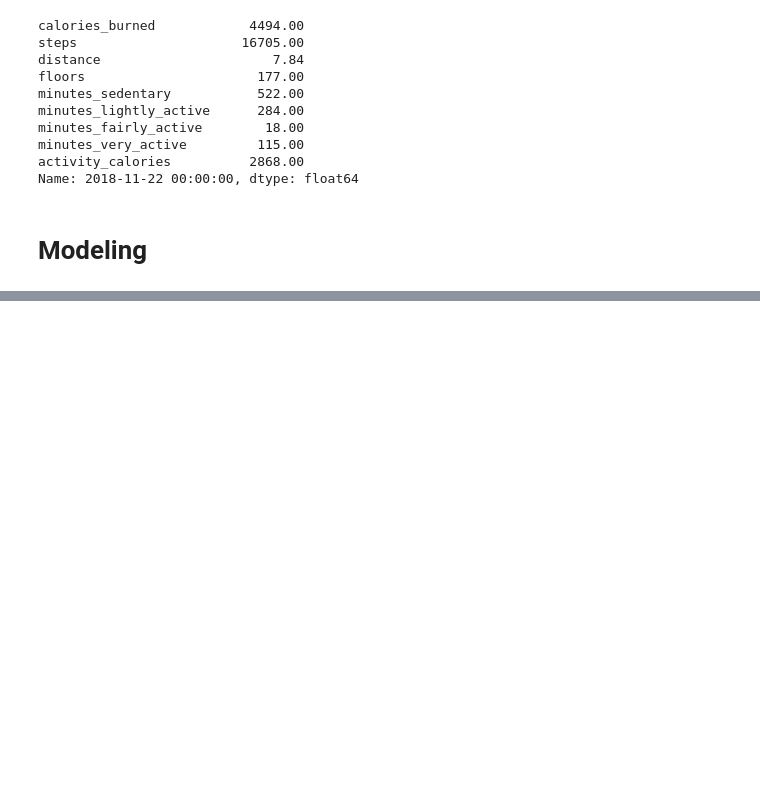
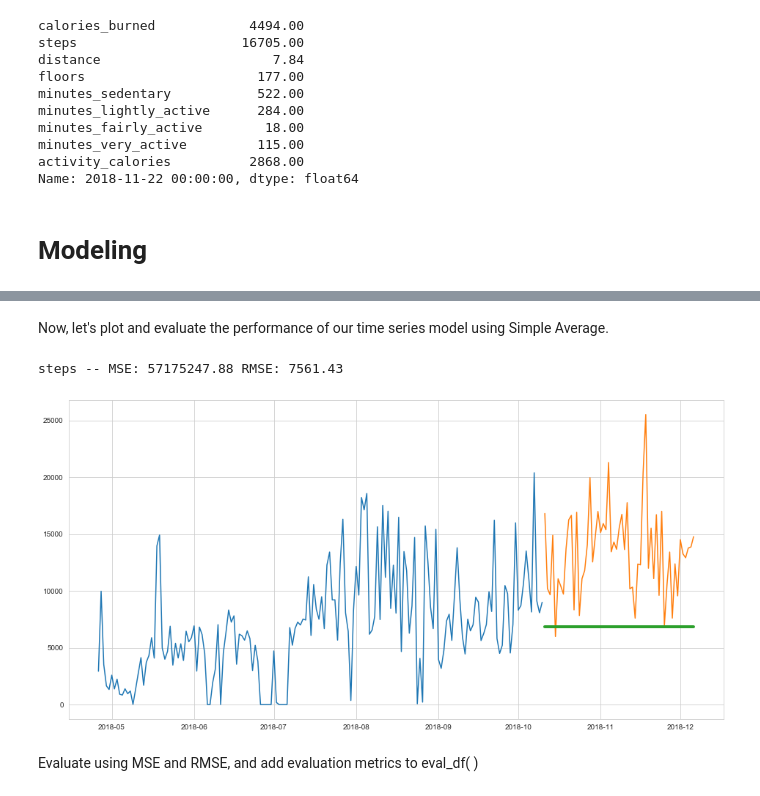
Before and after one commit to Tim-Sotirhos/fitbit_project, a Jupyter notebook: fitbit_project.ipynb, the cells around one changed output, grey strips where cells are left out. Drawn from its saved outputs; the diff is of its cells as text; code cells hidden in the pictures; blank space fills up the shorter version.

```diff
--- a/fitbit_project.ipynb
+++ b/fitbit_project.ipynb
@@ -332,0 +482,10 @@ Name: 2018-11-22 00:00:00, dtype: float64
+# %% [markdown]
+Now, let's plot and evaluate the performance of our time series model using Simple Average.
+# %%
+target_vars = ['steps']
+plot_and_eval(target_vars, train = train, test = test)
+# %% [output]
+steps -- MSE: 57175247.88 RMSE: 7561.43
+[figure, added]
+# %% [markdown]
+Evaluate using MSE and RMSE, and add evaluation metrics to eval_df( )
```
Also changed, not shown: parts of 35 cells of this notebook.
